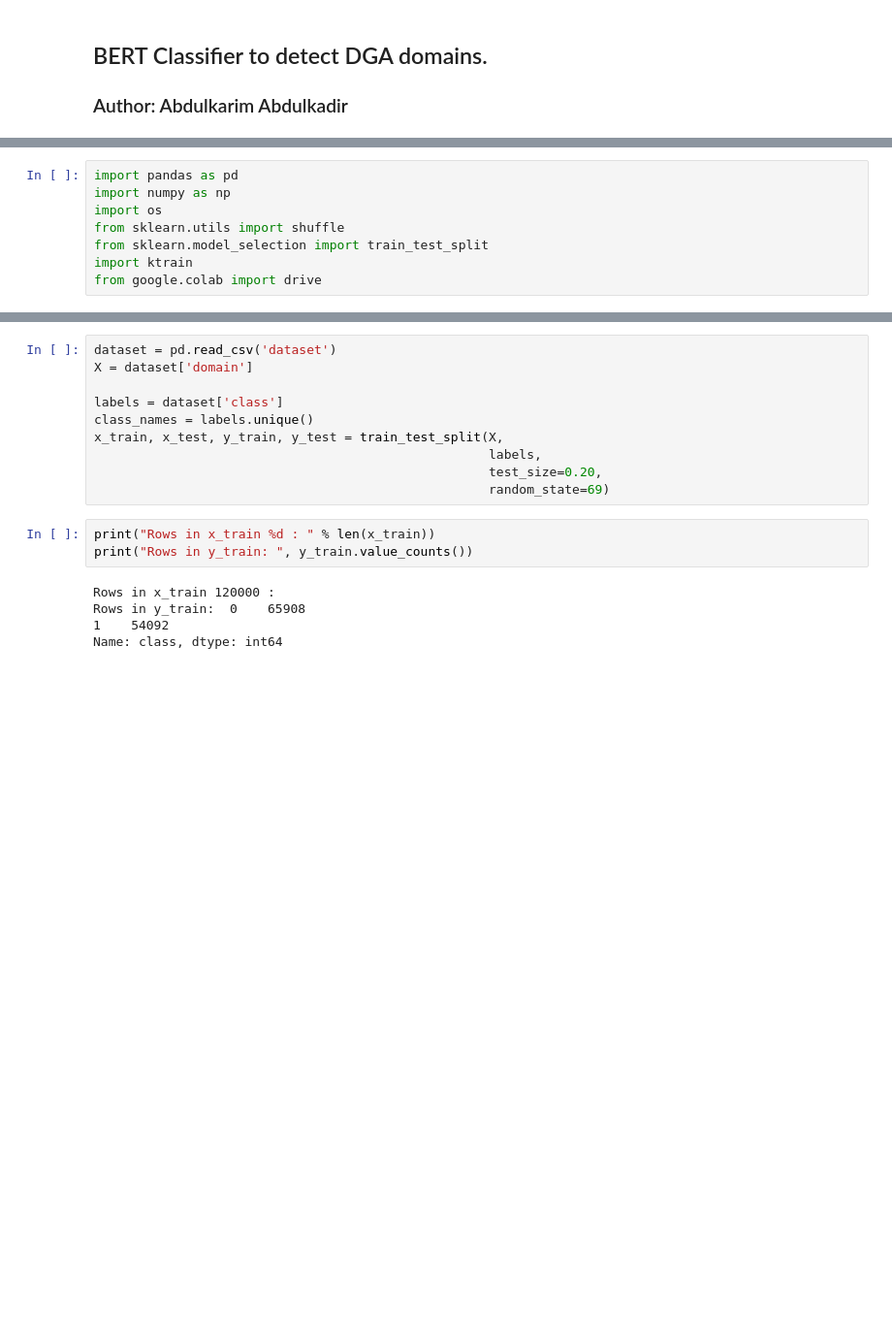
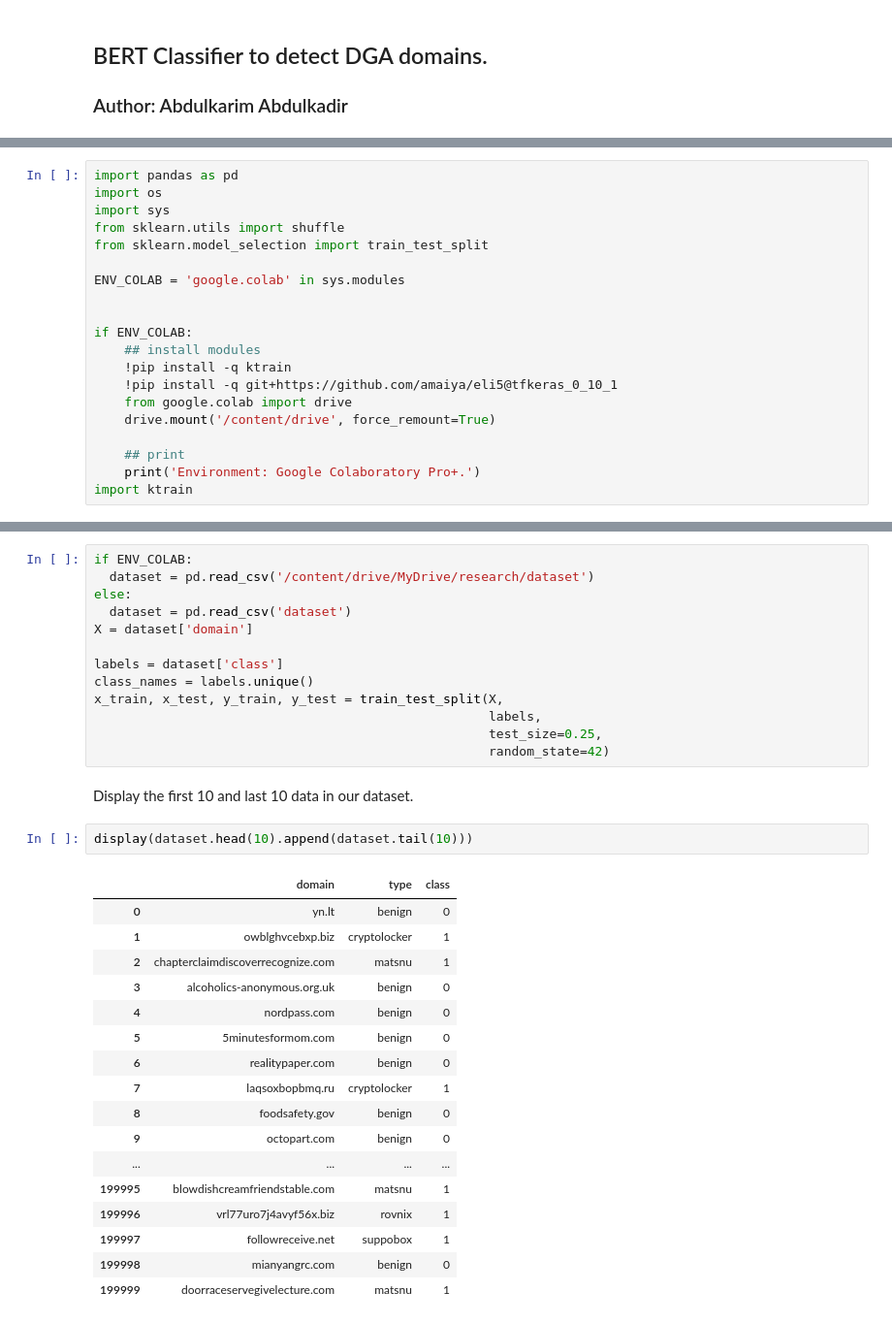
Before and after one commit to akdir/BachelorThesis, a Jupyter notebook: research/bertClassifierDGA.ipynb, the cells around one changed output, grey strips where cells are left out. Shown at 97% size. Drawn from its saved outputs; the diff is of its cells as text; blank space fills up the shorter version.

```diff
--- a/research/bertClassifierDGA.ipynb
+++ b/research/bertClassifierDGA.ipynb
@@ -26,9 +9,21 @@ Successfully installed cchardet-2.1.7 huggingface-hub-0.2.1 keras-bert-0.88.0 ke
 # %%
 import pandas as pd
-import numpy as np
 import os
+import sys
 from sklearn.utils import shuffle
 from sklearn.model_selection import train_test_split
+
+ENV_COLAB = 'google.colab' in sys.modules
+
+
+if ENV_COLAB:
+    ## install modules
+    !pip install -q ktrain
+    !pip install -q git+https://github.com/amaiya/eli5@tfkeras_0_10_1
+    from google.colab import drive
+    drive.mount('/content/drive', force_remount=True)
+
+    ## print
+    print('Environment: Google Colaboratory Pro+.')
 import ktrain
-from google.colab import drive
 # %% [output]
@@ -73,18 +83,35 @@ Total amount of DGA domains:  150000
 # %%
-dataset = pd.read_csv('dataset')
+if ENV_COLAB:
+  dataset = pd.read_csv('/content/drive/MyDrive/research/dataset')
+else:
+  dataset = pd.read_csv('dataset')
 X = dataset['domain']
 
 labels = dataset['class']
 class_names = labels.unique()
 x_train, x_test, y_train, y_test = train_test_split(X,
                                                     labels,
-                                                    test_size=0.20,
-                                                    random_state=69)
+                                                    test_size=0.25,
+                                                    random_state=42)
-# %%
-print("Rows in x_train %d : " % len(x_train))
-print("Rows in y_train: ", y_train.value_counts())
-# %% [output]
-Rows in x_train 120000 :
-Rows in y_train:  0    65908
-1    54092
-Name: class, dtype: int64
+# %% [markdown]
+Display the first 10 and last 10 data in our dataset.
+# %%
+display(dataset.head(10).append(dataset.tail(10)))
+# %% [output]
+|  | domain | type | class |
+| 0 | yn.lt | benign | 0 |
+| 1 | owblghvcebxp.biz | cryptolocker | 1 |
+| 2 | chapterclaimdiscoverrecognize.com | matsnu | 1 |
+| 3 | alcoholics-anonymous.org.uk | benign | 0 |
+| 4 | nordpass.com | benign | 0 |
+| 5 | 5minutesformom.com | benign | 0 |
+| 6 | realitypaper.com | benign | 0 |
+| 7 | laqsoxbopbmq.ru | cryptolocker | 1 |
+| 8 | foodsafety.gov | benign | 0 |
+| 9 | octopart.com | benign | 0 |
+| ... | ... | ... | ... |
+| 199995 | blowdishcreamfriendstable.com | matsnu | 1 |
+| 199996 | vrl77uro7j4avyf56x.biz | rovnix | 1 |
+| 199997 | followreceive.net | suppobox | 1 |
+| 199998 | mianyangrc.com | benign | 0 |
+| 199999 | doorraceservegivelecture.com | matsnu | 1 |
```
Also changed, not shown: parts of 39 cells of this notebook, 17 other files.
